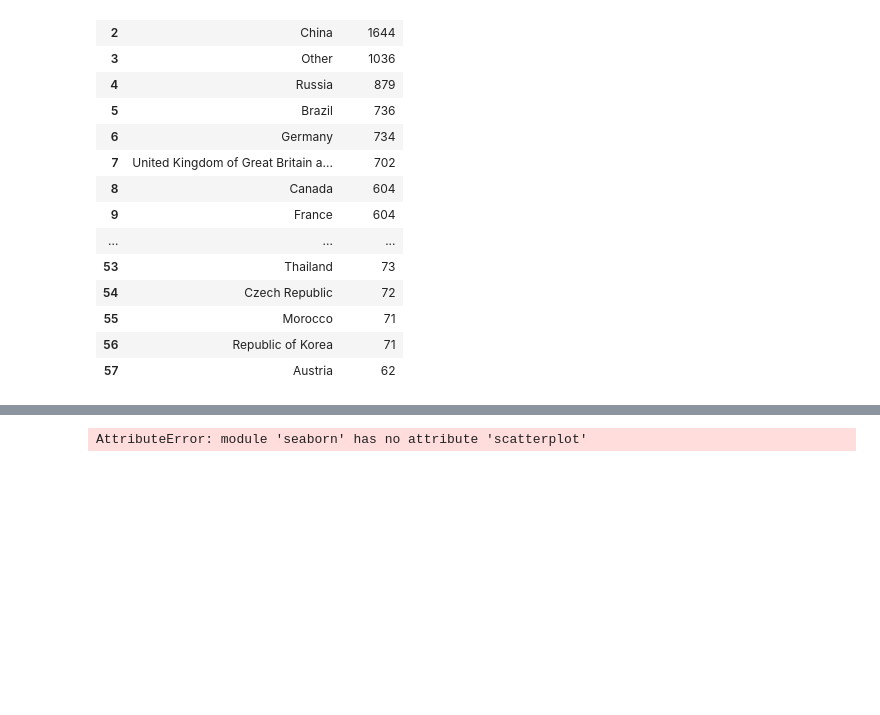
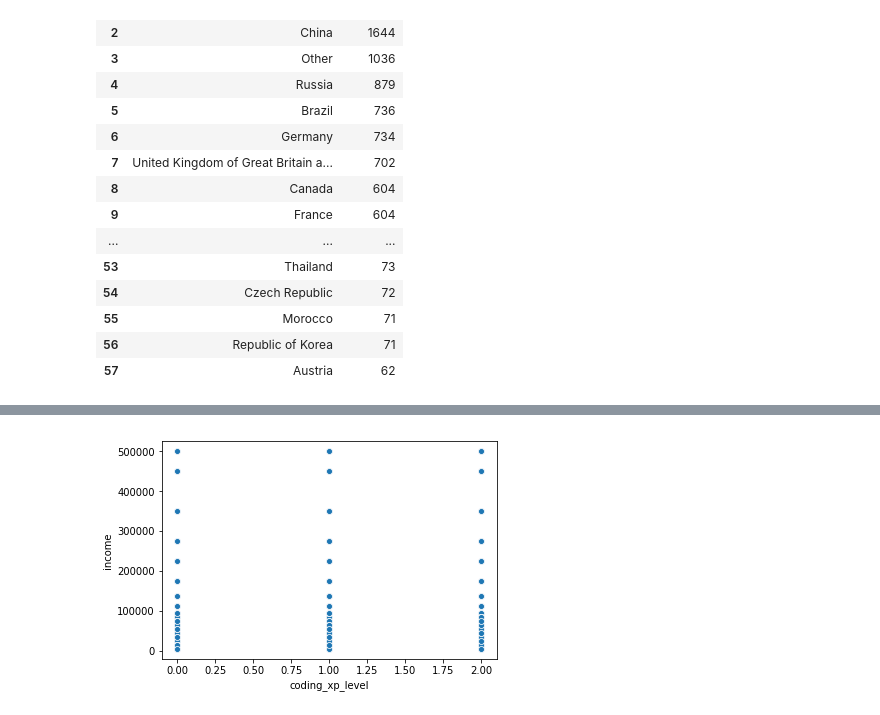
Before and after one commit to lopez-/kaggle_projects, a Jupyter notebook: 2018_survey/2018_survey.ipynb, the cells around one changed output, grey strips where cells are left out. Saved outputs shown, nothing was run; the diff lists cells and outputs as text; code cells hidden in the pictures; blank space fills up the shorter version.

```diff
--- a/2018_survey/2018_survey.ipynb
+++ b/2018_survey/2018_survey.ipynb
@@ -217,4 +236,5 @@ df.head()
 # %%
-sns.scatterplot(x='coding_xp', y='income', data=df)
+sns.scatterplot(x='coding_xp_level', y='income', data=df)
+plt.show()
 # %% [output]
-AttributeError: module 'seaborn' has no attribute 'scatterplot'
+[figure, added]
```
Also changed, not shown: parts of 20 cells of this notebook.
